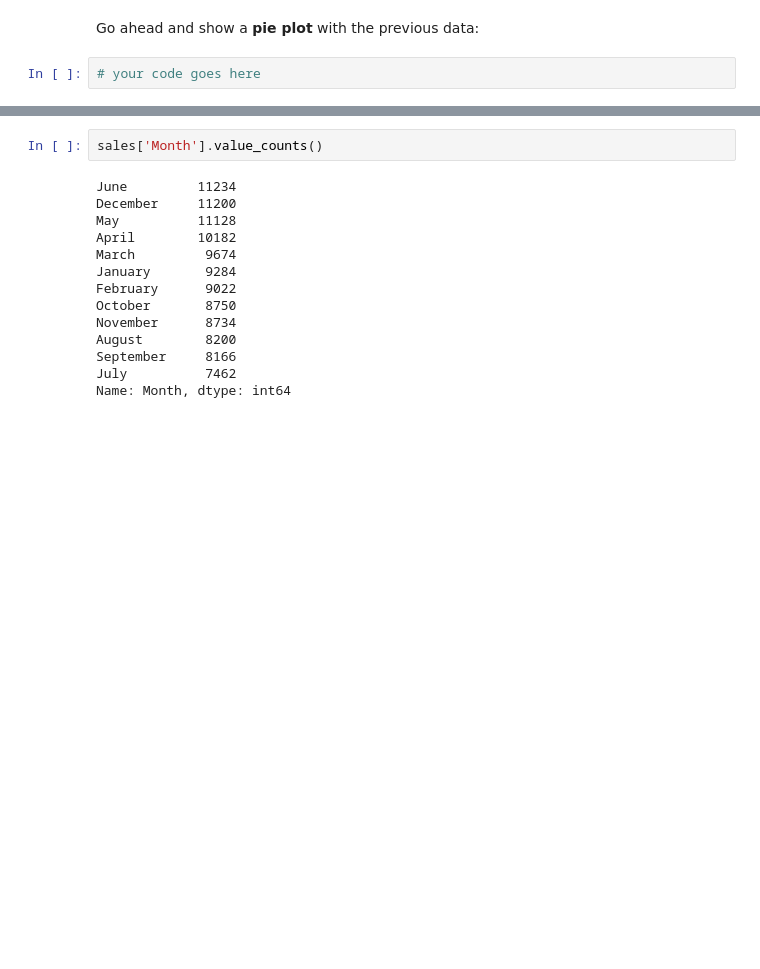
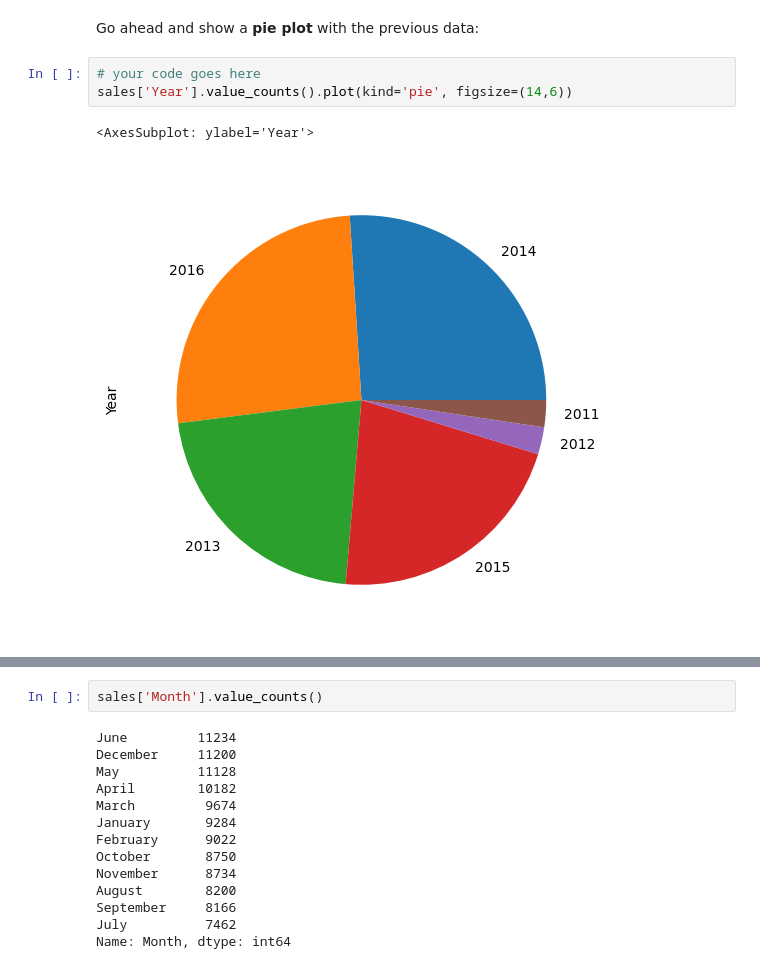
Before and after one commit to Rafalc13/python-data-analysis, a Jupyter notebook: Exercises_1.ipynb, the cells around one changed output, grey strips where cells are left out. Cells and saved outputs as stored; diff of their text form; blank space fills up the shorter version.

```diff
--- a/Exercises_1.ipynb
+++ b/Exercises_1.ipynb
@@ -105,5 +135,9 @@ sales['Year'].value_counts()
 Go ahead and show a <b>pie plot</b> with the previous data:
 # %%
 # your code goes here
+sales['Year'].value_counts().plot(kind='pie', figsize=(14,6))
+# %% [output]
+<AxesSubplot: ylabel='Year'>
+[figure, added]
 # %%
 sales['Year'].value_counts().plot(kind='pie', figsize=(6,6))
```
Also changed, not shown: parts of 83 cells of this notebook.
